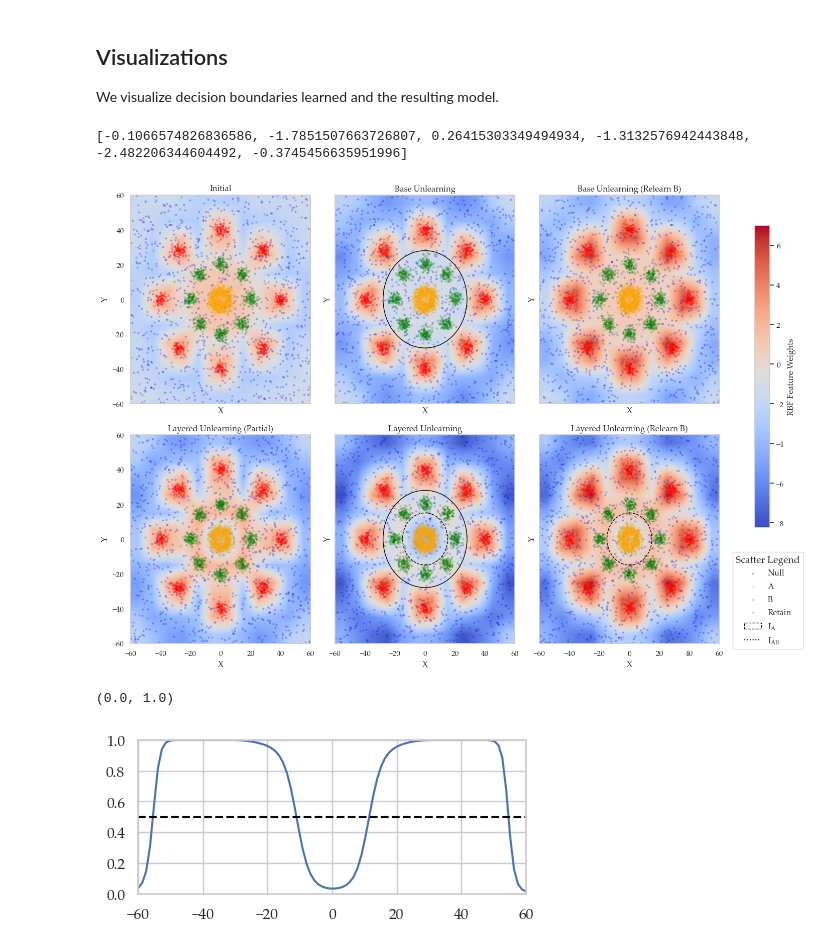
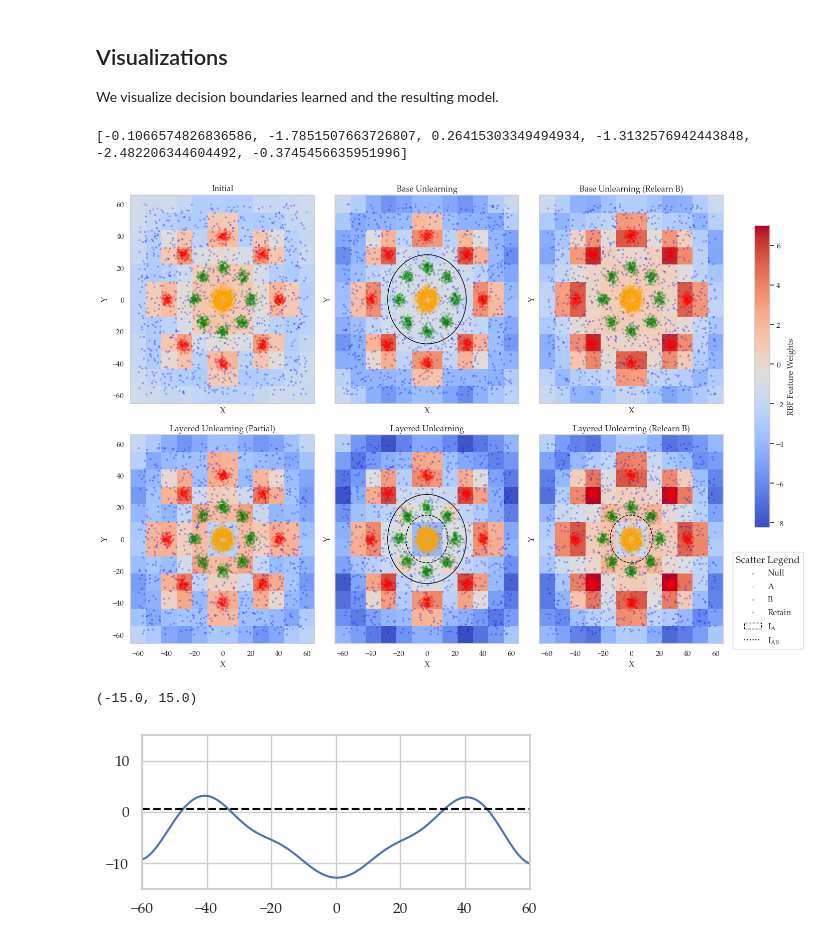
Before and after one commit to 12tqian/layered-unlearning, a Jupyter notebook: notebooks/gmm.ipynb, the cells around one changed output. Drawn from its saved outputs; the diff is of its cells as text; code cells hidden in the pictures.

```diff
--- a/notebooks/gmm.ipynb
+++ b/notebooks/gmm.ipynb
@@ -789,34 +789,36 @@ plot_multiple_heatmaps(
     3,
     cmap="coolwarm",
     annotate=False,
-    continuous=True,
+    continuous=False,
 )
 # %% [output]
 [-0.1066574826836586, -1.7851507663726807, 0.26415303349494934, -1.3132576942443848, -2.482206344604492, -0.3745456635951996]
-[figure, old version]
+[figure, new version]
 # %%
 # eval along [60, 60] for y-axis
 n_points = 100
 x = np.linspace(-60, 60, n_points)
 y = np.zeros(n_points)
 
 X = np.stack([x, y], axis=1)
 z_values = []
-name = "base-lu-B"
+name = "base-lu"
 model = model_checkpoints[name]
 model.eval()
 with torch.no_grad():
     X_tensor = torch.tensor(X, dtype=torch.float32).to(device)
     z = model(X_tensor).squeeze().cpu().numpy()
+    # convert to logits
+    z = np.log(z / (1 - z) + 1e-8)
     z_values.append(z)
 
 # plot values
 plt.figure(figsize=(5, 2))
 plt.plot(x, z_values[0], label=name)
 plt.axhline(y=0.5, color="black", linestyle="--", label="Decision Boundary")
 plt.xlim(-60, 60)
-plt.ylim(0, 1)
+plt.ylim(-15, 15)
 # dashed line at 0.5
 # %% [output]
-(0.0, 1.0)
+(-15.0, 15.0)
-[figure, old version]
+[figure, new version]
```
Also changed, not shown: parts of 1 cell of this notebook, 11 other files.
